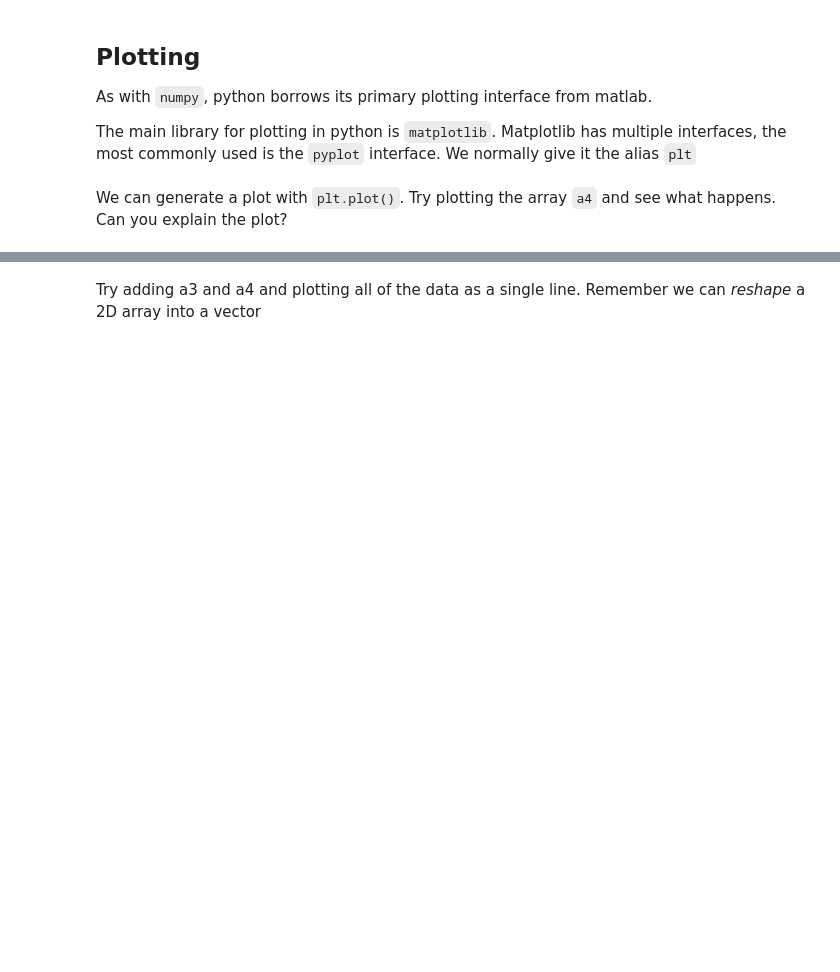
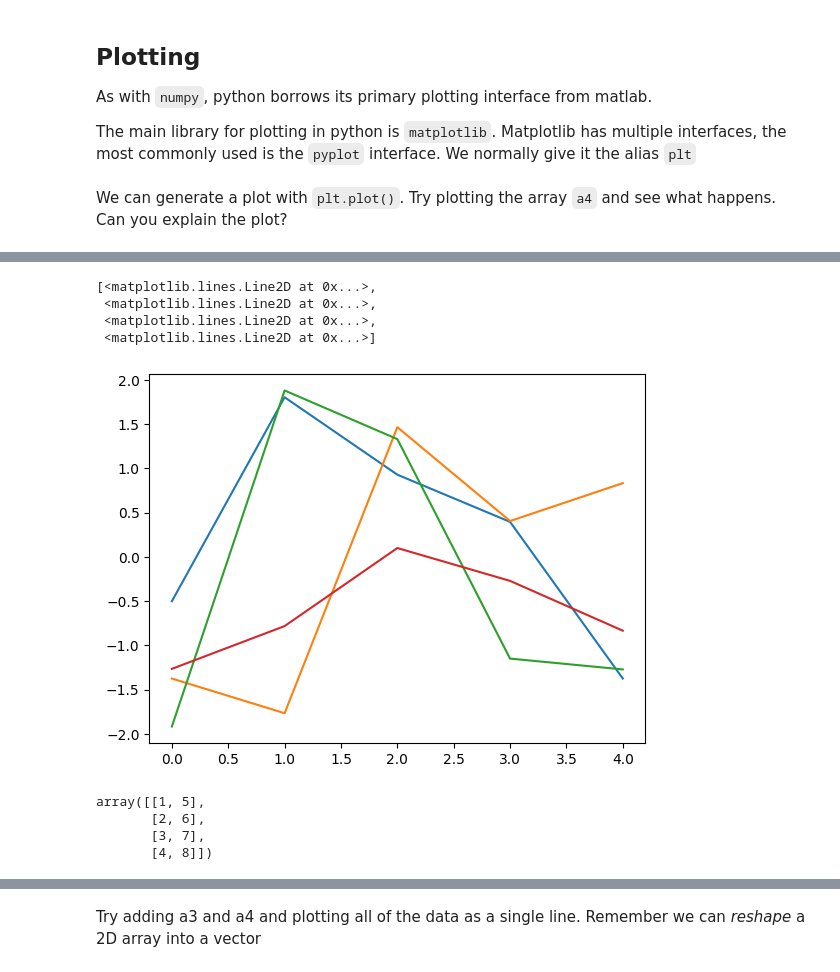
Before and after one commit to kimdanny/RSPW-23, a Jupyter notebook: Solution/Day1/03_numpy_matplotlib_solution.ipynb, the cells around one changed output, grey strips where cells are left out. Cells and saved outputs as stored; diff of their text form; code cells hidden in the pictures; blank space fills up the shorter version.

```diff
--- a/Solution/Day1/03_numpy_matplotlib_solution.ipynb
+++ b/Solution/Day1/03_numpy_matplotlib_solution.ipynb
@@ -154,0 +220,8 @@ plt.plot(a4)
+# %%
+plt.plot(a4.T)
+# %% [output]
+[<matplotlib.lines.Line2D at 0x...>,
+ <matplotlib.lines.Line2D at 0x...>,
+ <matplotlib.lines.Line2D at 0x...>,
+ <matplotlib.lines.Line2D at 0x...>]
+[figure, added]
@@ -154,0 +231,7 @@ plt.plot(a4)
+# %%
+a5.T
+# %% [output]
+array([[1, 5],
+       [2, 6],
+       [3, 7],
+       [4, 8]])
```
Also changed, not shown: parts of 20 cells of this notebook.
